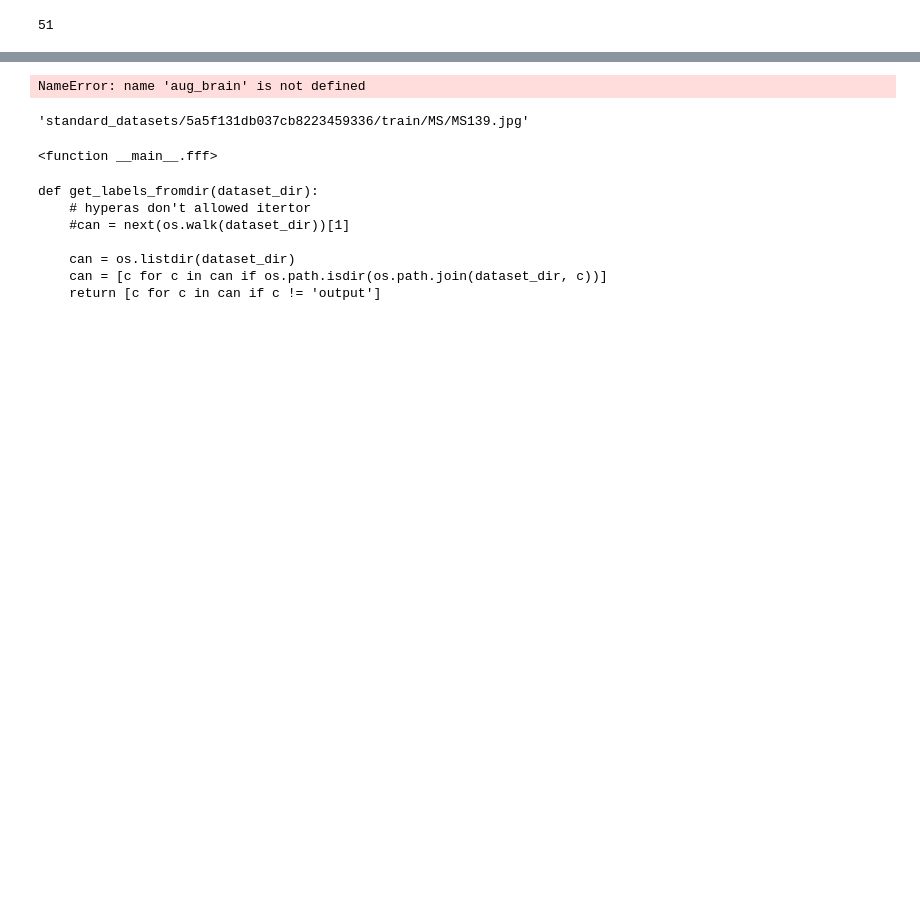
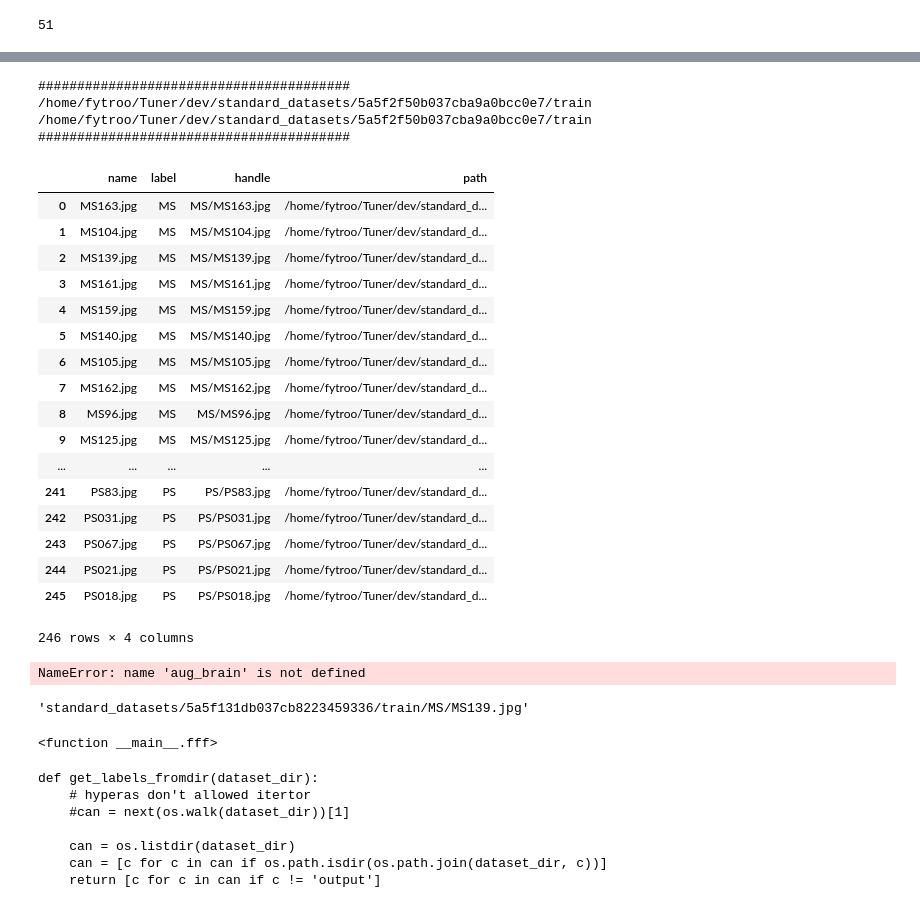
Before and after one commit to sktnkysh/tuner, a Jupyter notebook: dev/flow_brain_dataset.ipynb, the cells around one changed output, grey strips where cells are left out. Cells and saved outputs as stored; diff of their text form; code cells hidden in the pictures; blank space fills up the shorter version.

Commit message:
Fix load_data.ready_dir_fromdf

```diff
--- a/dev/flow_brain_dataset.ipynb
+++ b/dev/flow_brain_dataset.ipynb
@@ -107,3 +118,28 @@ y_binary = to_categorical(y_int)
+# %%
+load_data.df_fromdir_classed(aug_brain.dataset.train_dir)
+# %% [output]
+########################################
+/home/fytroo/Tuner/dev/standard_datasets/5a5f2f50b037cba9a0bcc0e7/train
+/home/fytroo/Tuner/dev/standard_datasets/5a5f2f50b037cba9a0bcc0e7/train
+########################################
+|  | name | label | handle | path |
+| 0 | MS163.jpg | MS | MS/MS163.jpg | /home/fytroo/Tuner/dev/standard_d... |
+| 1 | MS104.jpg | MS | MS/MS104.jpg | /home/fytroo/Tuner/dev/standard_d... |
+| 2 | MS139.jpg | MS | MS/MS139.jpg | /home/fytroo/Tuner/dev/standard_d... |
+| 3 | MS161.jpg | MS | MS/MS161.jpg | /home/fytroo/Tuner/dev/standard_d... |
+| 4 | MS159.jpg | MS | MS/MS159.jpg | /home/fytroo/Tuner/dev/standard_d... |
+| 5 | MS140.jpg | MS | MS/MS140.jpg | /home/fytroo/Tuner/dev/standard_d... |
+| 6 | MS105.jpg | MS | MS/MS105.jpg | /home/fytroo/Tuner/dev/standard_d... |
+| 7 | MS162.jpg | MS | MS/MS162.jpg | /home/fytroo/Tuner/dev/standard_d... |
+| 8 | MS96.jpg | MS | MS/MS96.jpg | /home/fytroo/Tuner/dev/standard_d... |
+| 9 | MS125.jpg | MS | MS/MS125.jpg | /home/fytroo/Tuner/dev/standard_d... |
+| ... | ... | ... | ... | ... |
+| 241 | PS83.jpg | PS | PS/PS83.jpg | /home/fytroo/Tuner/dev/standard_d... |
+| 242 | PS031.jpg | PS | PS/PS031.jpg | /home/fytroo/Tuner/dev/standard_d... |
+| 243 | PS067.jpg | PS | PS/PS067.jpg | /home/fytroo/Tuner/dev/standard_d... |
+| 244 | PS021.jpg | PS | PS/PS021.jpg | /home/fytroo/Tuner/dev/standard_d... |
+| 245 | PS018.jpg | PS | PS/PS018.jpg | /home/fytroo/Tuner/dev/standard_d... |
+246 rows × 4 columns
 # %%
 aug_brain.augment_dataset()
 # %% [output]
```
Also changed, not shown: parts of 7 cells of this notebook, 4 other files.
